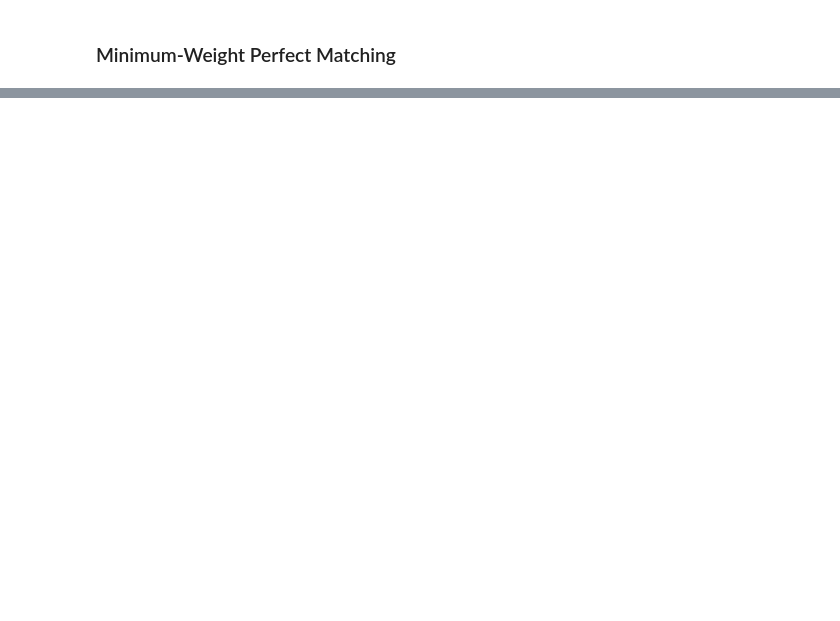
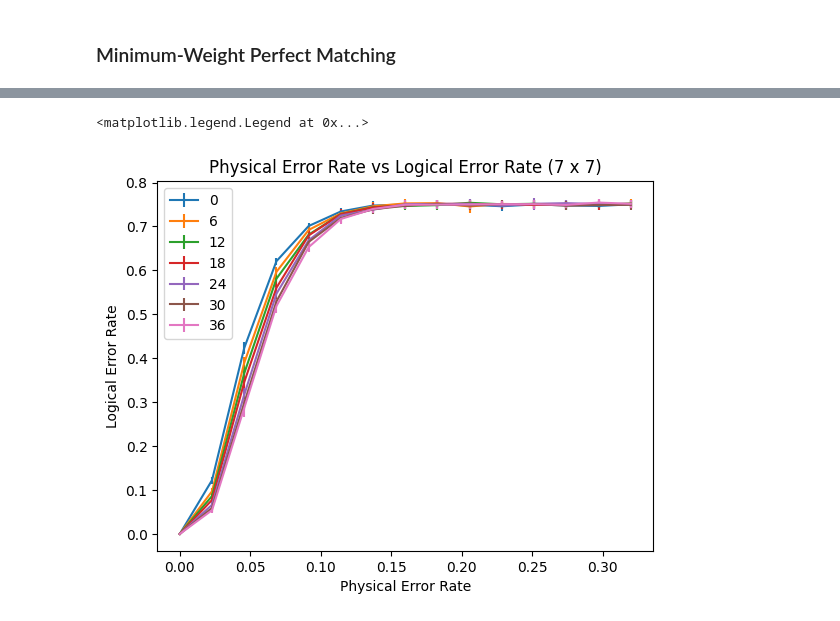
Before and after one commit to jpmarceaux/QuantumHardwareSubgroup, a Jupyter notebook: lib/systematic_code_cap_simulation.ipynb, the cells around one changed output, grey strips where cells are left out. Cells and saved outputs as stored; diff of their text form; code cells hidden in the pictures; blank space fills up the shorter version.

```diff
--- a/lib/systematic_code_cap_simulation.ipynb
+++ b/lib/systematic_code_cap_simulation.ipynb
@@ -419,0 +633,18 @@ def pcheck_clipX(pcheck):
+# %%
+logical_error_probs = {int(num_faces) : [] for num_faces in logical_errors.keys()}
+for num_faces in logical_errors.keys():
+    for row in logical_errors[num_faces]:
+        logical_error_probs[int(num_faces)].append(row/num_errors)
+# %%
+for num_faces in logical_error_probs.keys():
+    logical_error_list = np.array(logical_error_probs[num_faces])
+    logical_error_list_mean = np.mean(logical_error_list, axis=0)
+    logical_error_list_std = np.std(logical_error_list, axis=0)
+    plt.errorbar(phys_err_rates_range, logical_error_list_mean, yerr=logical_error_list_std, label=str(num_faces))
+plt.xlabel('Physical Error Rate')
+plt.ylabel('Logical Error Rate')
+plt.title('Physical Error Rate vs Logical Error Rate (7 x 7)')
+plt.legend()
+# %% [output]
+<matplotlib.legend.Legend at 0x...>
+[figure, added]
```
Also changed, not shown: parts of 20 cells of this notebook, 9 other files.
